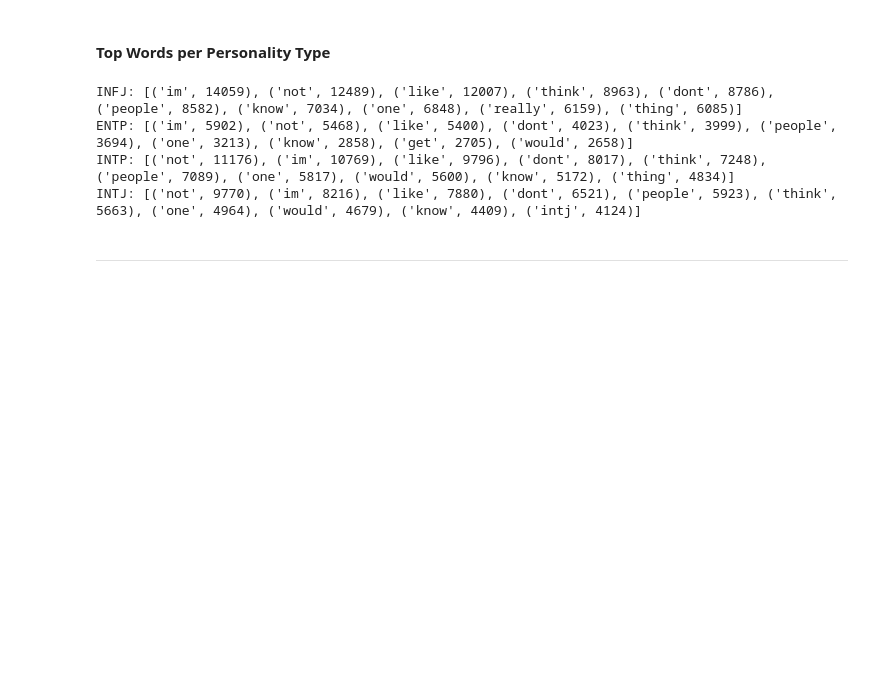
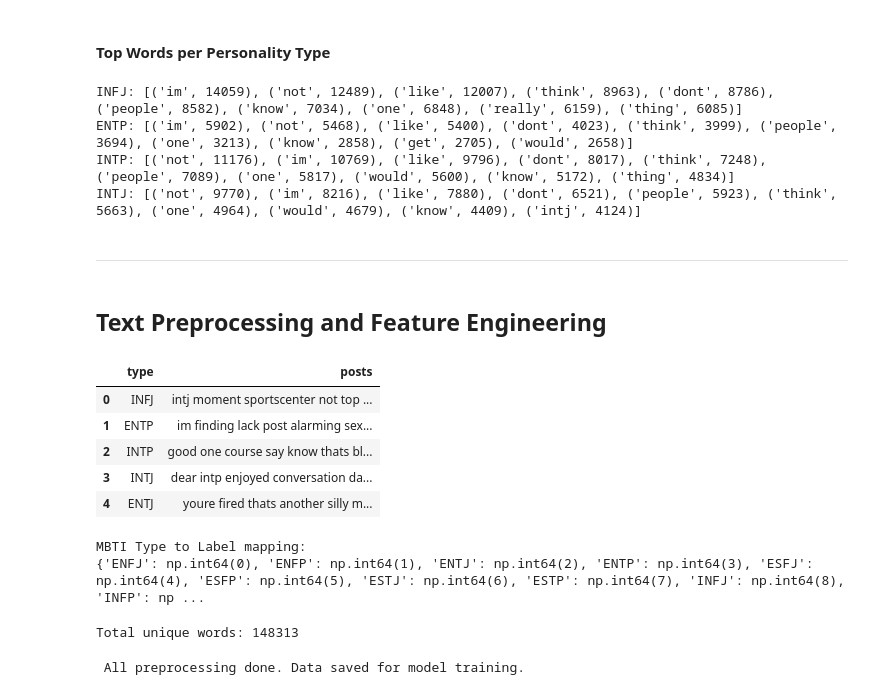
Before and after one commit to Ersatz-xD/VibeSnitch-AI, a Jupyter notebook: notebooks/data_cleaning_preprocessing.ipynb, the cells around one changed output. Cells and saved outputs as stored; diff of their text form; code cells hidden in the pictures; blank space fills up the shorter version.

Commit message:
data cleaned and preprocessed

```diff
--- a/notebooks/data_cleaning_preprocessing.ipynb
+++ b/notebooks/data_cleaning_preprocessing.ipynb
@@ -199,3 +199,44 @@ INTP: [('not', 11176), ('im', 10769), ('like', 9796), ('dont', 8017), ('think',
 INTJ: [('not', 9770), ('im', 8216), ('like', 7880), ('dont', 6521), ('people', 5923), ('think', 5663), ('one', 4964), ('would', 4679), ('know', 4409), ('intj', 4124)]
 # %% [markdown]
 ---
+# %% [markdown]
+## Text Preprocessing and Feature Engineering
+# %%
+from sklearn.preprocessing import LabelEncoder
+from sklearn.feature_extraction.text import TfidfVectorizer
+from sklearn.model_selection import train_test_split
+import pickle
+
+
+df = pd.read_csv('../data/cleaned_dataset.csv')
+df.head()
+# %% [output]
+|  | type | posts |
+| 0 | INFJ | intj moment sportscenter not top ... |
+| 1 | ENTP | im finding lack post alarming sex... |
+| 2 | INTP | good one course say know thats bl... |
+| 3 | INTJ | dear intp enjoyed conversation da... |
+| 4 | ENTJ | youre fired thats another silly m... |
+# %%
+
+# Encode 'type' column into numeric labels
+label_encoder = LabelEncoder()
+df['label'] = label_encoder.fit_transform(df['type'])
+
+# Check mapping
+label_mapping = dict(zip(label_encoder.classes_, label_encoder.transform(label_encoder.classes_)))
+print("MBTI Type to Label mapping:")
+print(label_mapping)
+# %% [output]
+MBTI Type to Label mapping:
+{'ENFJ': np.int64(0), 'ENFP': np.int64(1), 'ENTJ': np.int64(2), 'ENTP': np.int64(3), 'ESFJ': np.int64(4), 'ESFP': np.int64(5), 'ESTJ': np.int64(6), 'ESTP': np.int64(7), 'INFJ': np.int64(8), 'INFP': np ...
+# %%
+#checking unique words to set feature limit
+
+from sklearn.feature_extraction.text import CountVectorizer
+
+vectorizer = CountVectorizer()
+X_counts = vectorizer.fit_transform(df['posts'])
+print(f"Total unique words: {len(vectorizer.vocabulary_)}")
+# %% [output]
+Total unique words: 148313
@@ -201,0 +251,24 @@ INTJ: [('not', 9770), ('im', 8216), ('like', 7880), ('dont', 6521), ('people', 5
+# %%
+# Save vectorizer, label encoder, and data for reuse
+with open('../data/tfidf_vectorizer.pkl', 'wb') as f:
+    pickle.dump(tfidf, f)
+
+with open('../data/label_encoder.pkl', 'wb') as f:
+    pickle.dump(label_encoder, f)
+
+with open('../data/X_train.pkl', 'wb') as f:
+    pickle.dump(X_train, f)
+
+with open('../data/X_test.pkl', 'wb') as f:
+    pickle.dump(X_test, f)
+
+with open('../data/y_train.pkl', 'wb') as f:
+    pickle.dump(y_train, f)
+
+with open('../data/y_test.pkl', 'wb') as f:
+    pickle.dump(y_test, f)
+
+
+print(" All preprocessing done. Data saved for model training.")
+# %% [output]
+ All preprocessing done. Data saved for model training.
```
Also changed, not shown: parts of 2 cells of this notebook.
